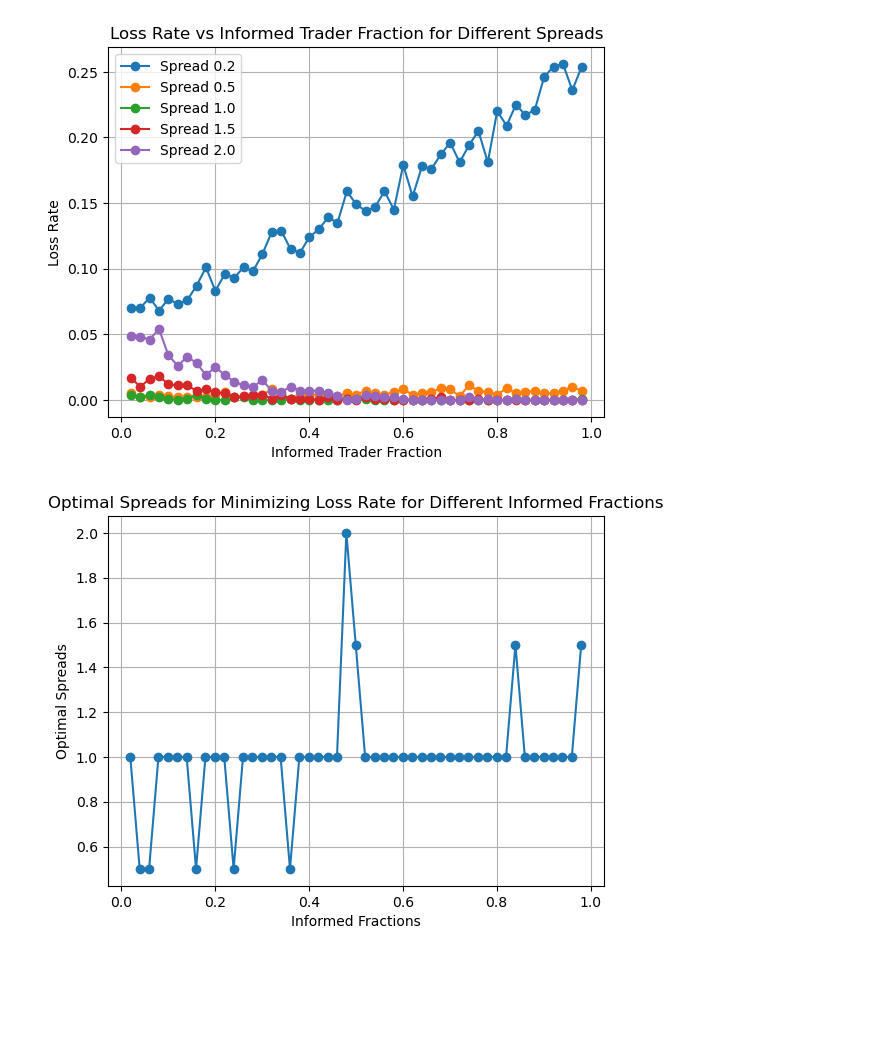
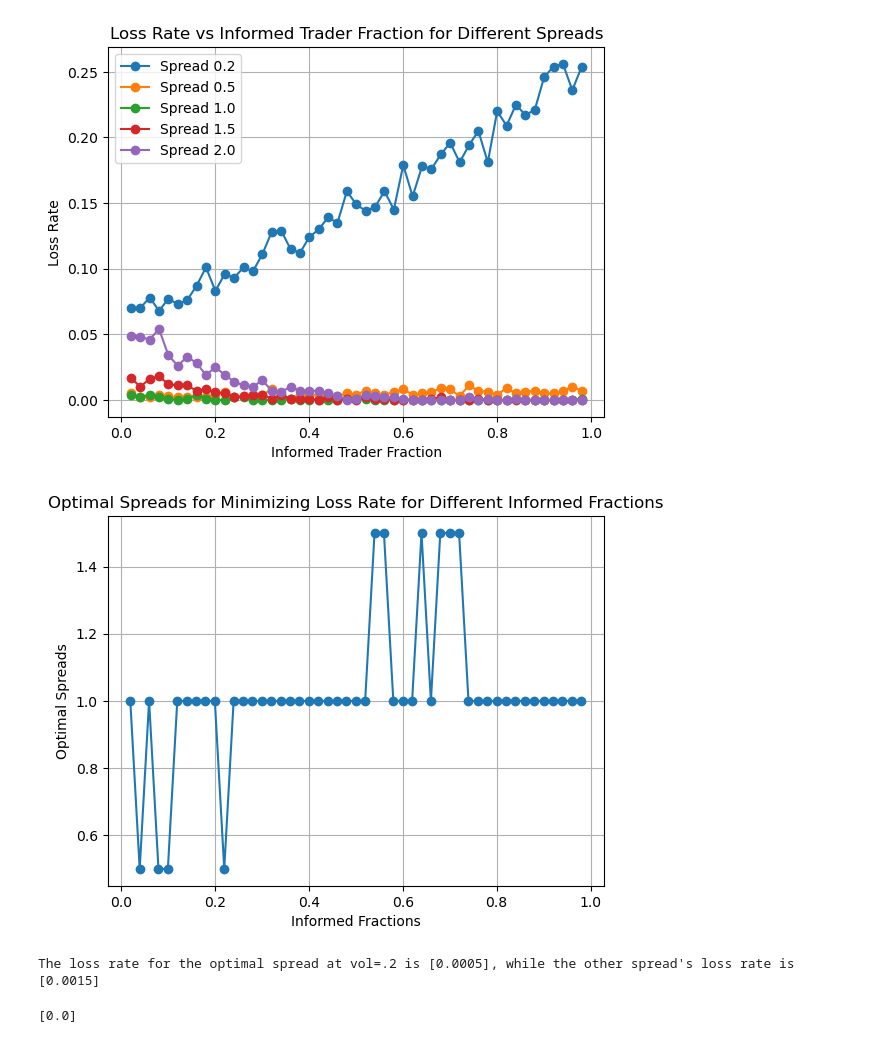
Before and after one commit to LukeWiles/Market-Model, a Jupyter notebook: InformationLoss.ipynb, the cells around one changed output. Cells and saved outputs as stored; diff of their text form; code cells hidden in the pictures; blank space fills up the shorter version.

```diff
--- a/InformationLoss.ipynb
+++ b/InformationLoss.ipynb
@@ -164,23 +253,36 @@ plt.show()
 # %%
 #Very interesting, whilst larget spreads lead to lower loss rates, but once a spread gets too big, uninformed customers are less willing to trade with such big margins.
 #Now for each information level, we should find the best spread to minimize loss percentage
 
 MinSpreads = [1 for i in range(1,50)]
 MinSpreadsValues = [0 for i in range(1,50)]
 for i in spreads:
     Information_fractions = [i/50 for i in range(1, 50)]
-    information_steps = 1000
+    information_steps = 1500
     InfosProfit, AvgTrades, InfosLossRates, PnlStdevs = info_market_maker(Information_fractions,seed=42,information_steps=information_steps,spread=i)
     for f in range(0,len(InfosLossRates)):
         if InfosLossRates[f] < MinSpreads[f]:
             MinSpreads[f] = InfosLossRates[f]
             MinSpreadsValues[f] = i
 
 plt.plot(Information_fractions,MinSpreadsValues, marker='o')
 plt.title("Optimal Spreads for Minimizing Loss Rate for Different Informed Fractions")
 plt.xlabel("Informed Fractions")
 plt.ylabel("Optimal Spreads")
 plt.grid()
 plt.show()
 # %% [output]
-[figure, old version]
+[figure, new version]
+# %%
+#It seems the optimal spread for informed fraction of .5 hovers around the optimal spread found through volatility
+x = OptimalSpread(.2)
+InfosProfit, AvgTrades, InfosLossRates, PnlStdevs = info_market_maker([.5],seed=42,information_steps=2000,spread=x)
+InfosProfit2, AvgTrades2, InfosLossRates2, PnlStdevs2 = info_market_maker([.5],seed=42,information_steps=2000,spread=1.5)
+print(f"The loss rate for the optimal spread at vol=.2 is {InfosLossRates}, while the other spread's loss rate is {InfosLossRates2}")
+# %% [output]
+The loss rate for the optimal spread at vol=.2 is [0.0005], while the other spread's loss rate is [0.0015]
+# %%
+InfosProfit, AvgTrades, InfosLossRates, PnlStdevs = info_market_maker([.5],seed=42,information_steps=2000,spread=.80)
+print(f"{InfosLossRates}")
+# %% [output]
+[0.0]
```
Also changed, not shown: parts of 1 cell of this notebook, 1 other file.
